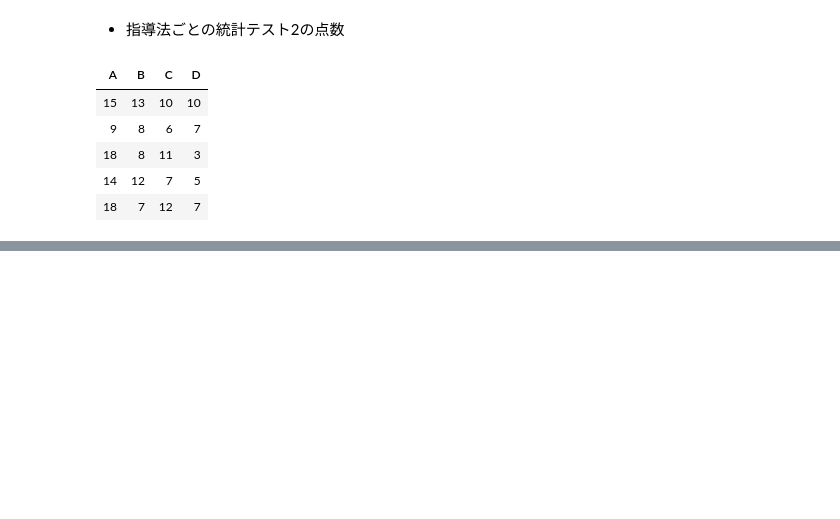
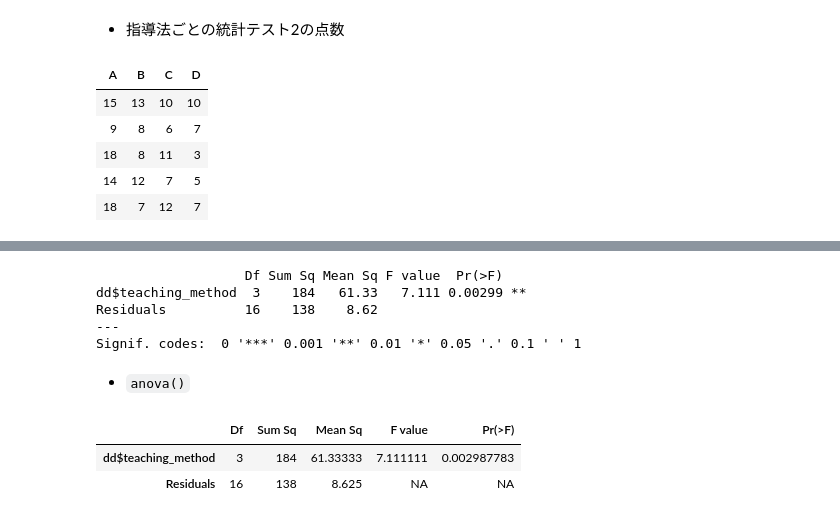
Before and after one commit to whatalnk/r-easy-stat, a Jupyter notebook: Chap07.ipynb, the cells around one changed output, grey strips where cells are left out. Cells and saved outputs as stored; diff of their text form; code cells hidden in the pictures; blank space fills up the shorter version.

```diff
--- a/Chap07.ipynb
+++ b/Chap07.ipynb
@@ -92,0 +144,5 @@ d %>>%
+# %%
+dd <- d %>>%
+    select(stat_test2, teaching_method) %>>%
+    mutate(teaching_method = factor(teaching_method))
+str(dd)
@@ -93,3 +177,19 @@ d %>>%
+# %%
+aov(dd$stat_test2 ~ dd$teaching_method) %>>% summary
+# %% [output]
+                   Df Sum Sq Mean Sq F value  Pr(>F)
+dd$teaching_method  3    184   61.33   7.111 0.00299 **
+Residuals          16    138    8.62
+---
+Signif. codes:  0 '***' 0.001 '**' 0.01 '*' 0.05 '.' 0.1 ' ' 1
+# %% [markdown]
+* `anova()`
+# %%
+lm(dd$stat_test2 ~ dd$teaching_method) %>>% anova
+# %% [output]
+|  | Df | Sum Sq | Mean Sq | F value | Pr(>F) |
+| dd$teaching_method | 3 | 184 | 61.33333 | 7.111111 | 0.002987783 |
+| Residuals | 16 | 138 | 8.625 | NA | NA |
 # %%
 devtools::session_info()
 # %% [output]
```
Also changed, not shown: parts of 11 cells of this notebook.
